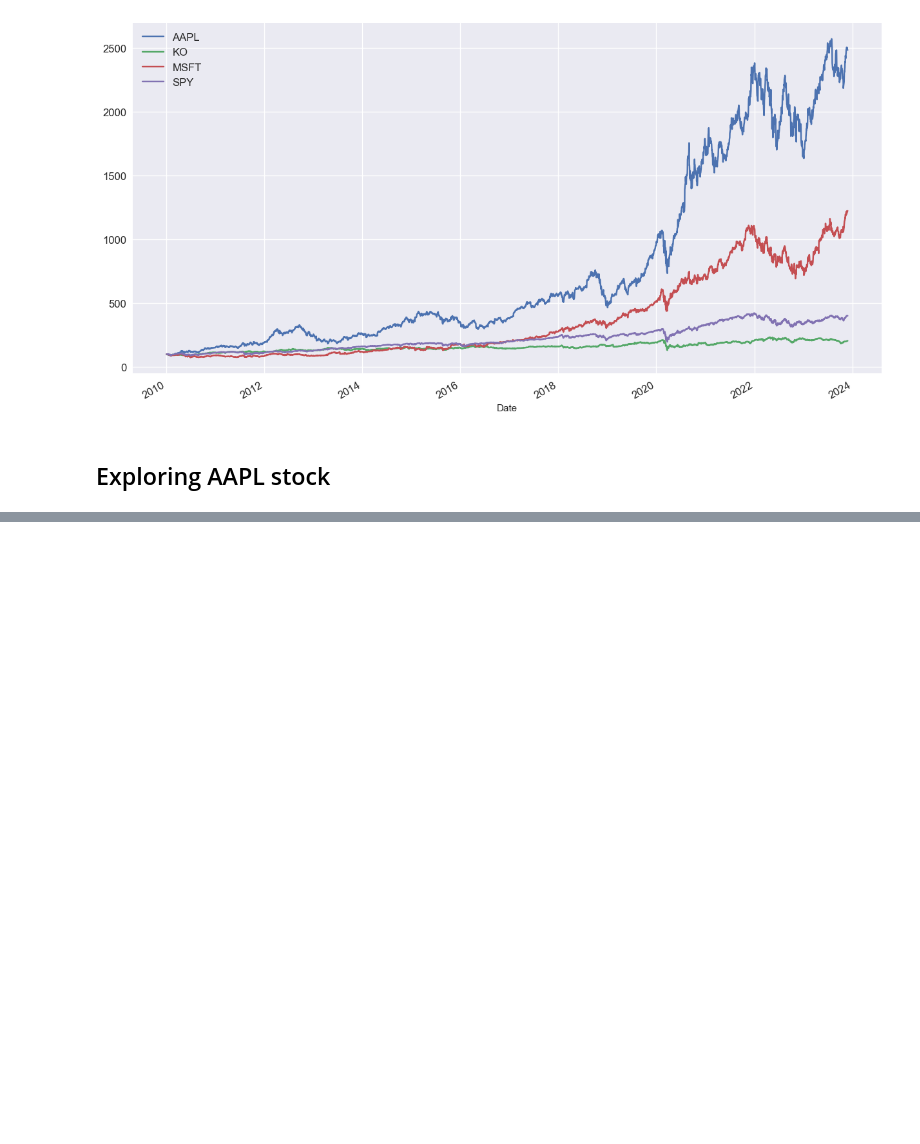
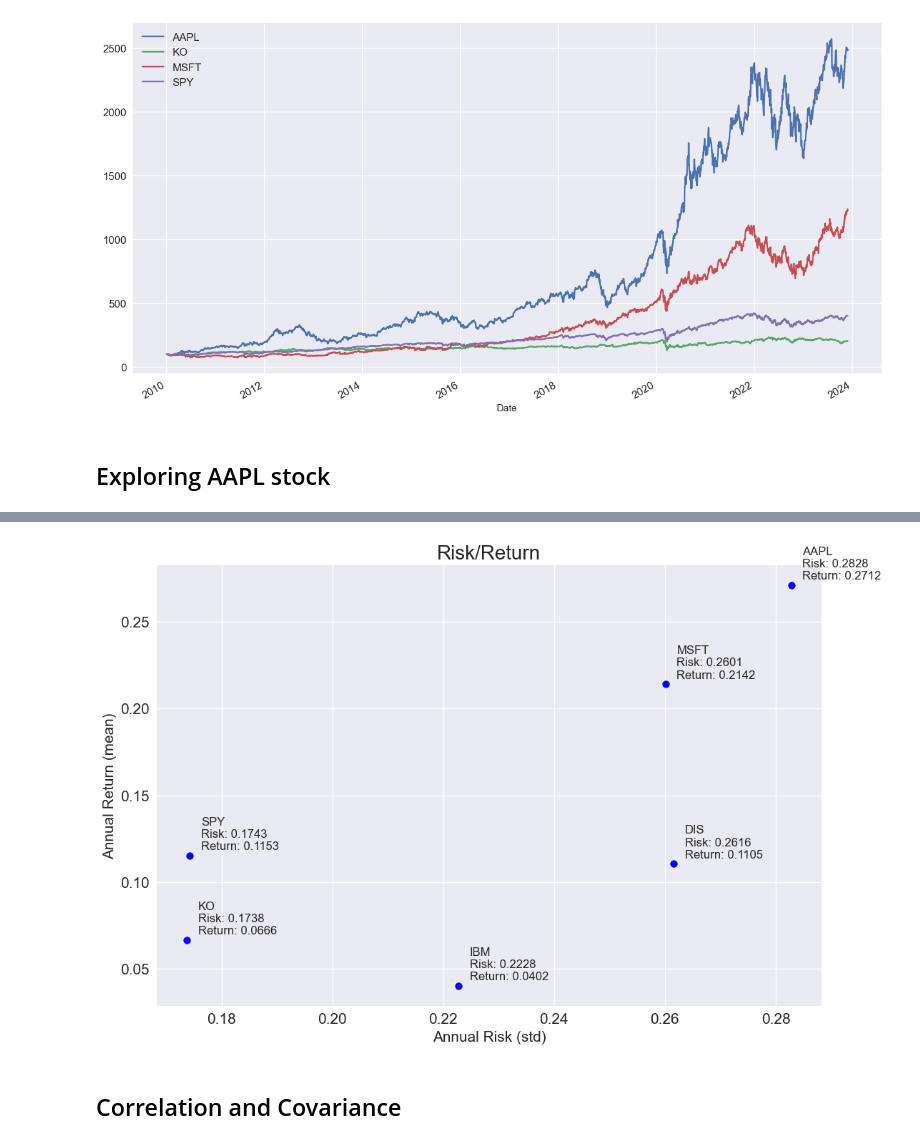
Before and after one commit to chrishunt11/Algorithmic_Trading_Python, a Jupyter notebook: Algorithmic Trading.ipynb, the cells around one changed output, grey strips where cells are left out. Cells and saved outputs as stored; diff of their text form; code cells hidden in the pictures; blank space fills up the shorter version.

```diff
--- a/Algorithmic Trading.ipynb
+++ b/Algorithmic Trading.ipynb
@@ -444,0 +682,3 @@ aapl
+# %%
+ret = close.pct_change().dropna()
+ret.head()
@@ -444,0 +703,3 @@ aapl
+# %%
+summary = ret.describe().T.loc[:,["mean", "std"]]
+summary
@@ -444,0 +714,4 @@ aapl
+# %%
+summary['mean'] = summary['mean'] * 252
+summary['std'] = summary['std'] * np.sqrt(252)
+summary
@@ -444,0 +726,16 @@ aapl
+# %%
+summary.plot.scatter(x='std', y='mean', figsize=(12, 8), s=50, fontsize=15, c='blue', marker='o')
+plt.grid(True)
+
+for i in summary.index:
+    plt.annotate(f"{i}\nRisk: {summary.loc[i,'std']:.4f}\nReturn: {summary.loc[i,'mean']:.4f}",
+                 xy=(summary.loc[i,'std']+0.002, summary.loc[i,'mean']+0.002),
+                 size=12, ha='left', va='bottom')
+
+plt.xlabel("Annual Risk (std)", fontsize=15)
+plt.ylabel("Annual Return (mean)", fontsize=15)
+plt.title("Risk/Return", fontsize=20);
+# %% [output]
+[figure, added]
+# %% [markdown]
+## Correlation and Covariance
```
Also changed, not shown: parts of 59 cells of this notebook, 1 other file.
